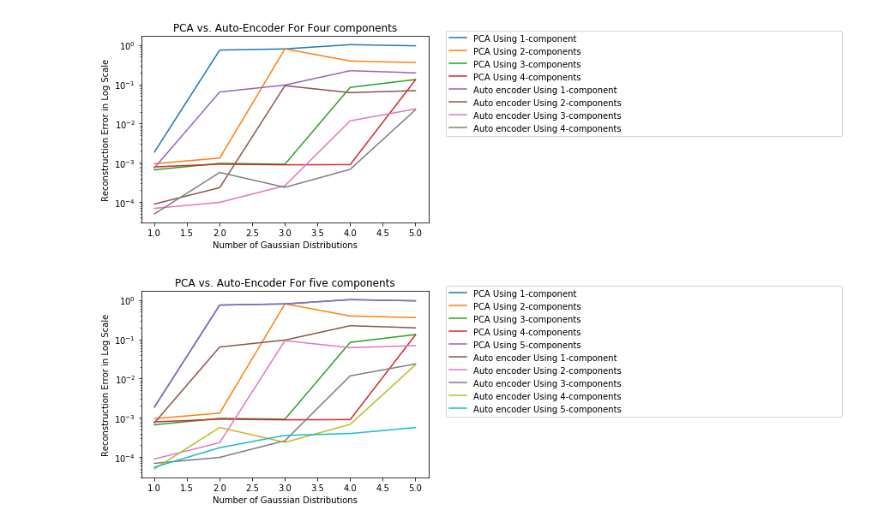
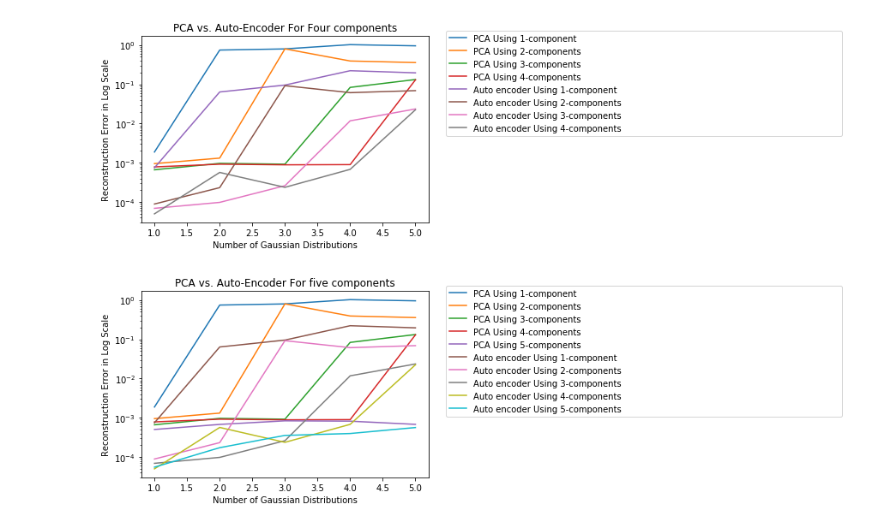
Before and after one commit to muneebasirshar/Data-Collection-, a Jupyter notebook: results.ipynb, the cells around one changed output. Saved outputs shown, nothing was run; the diff lists cells and outputs as text; code cells hidden in the pictures.

```diff
--- a/results.ipynb
+++ b/results.ipynb
@@ -179,25 +179,25 @@ plt.show()
 # %%
 plt.plot(gauss, pca1comp, label="PCA Using 1-component")
 plt.plot(gauss, pca2comp, label="PCA Using 2-components")
 plt.plot(gauss, pca3comp, label="PCA Using 3-components")
 plt.plot(gauss, pca4comp, label="PCA Using 4-components")
-plt.plot(gauss, pca1comp, label="PCA Using 5-components")
+plt.plot(gauss, pca5comp, label="PCA Using 5-components")
 plt.plot(gauss, autoencoder1comp, label="Auto encoder Using 1-component")
 plt.plot(gauss, autoencoder2comp, label="Auto encoder Using 2-components")
 plt.plot(gauss, autoencoder3comp, label="Auto encoder Using 3-components")
 plt.plot(gauss, autoencoder4comp, label="Auto encoder Using 4-components")
 plt.plot(gauss, autoencoder5comp, label="Auto encoder Using 5-components")
 plt.legend(bbox_to_anchor=(1., 1.02, 1.5, .102), loc=2,
            ncol=1, mode="expand", borderaxespad=2.)
 # Place a legend above this subplot, expanding itself to
 # fully use the given bounding box.
 plt.yscale('log')
 plt.xlabel('Number of Gaussian Distributions')
 plt.ylabel('Reconstruction Error in Log Scale')
 plt.title('PCA vs. Auto-Encoder For five components')
 # Create another legend for the second line.
 
 
 plt.show()
 # %% [output]
-[figure, old version]
+[figure, new version]
```
Also changed, not shown: parts of 14 cells of this notebook.
